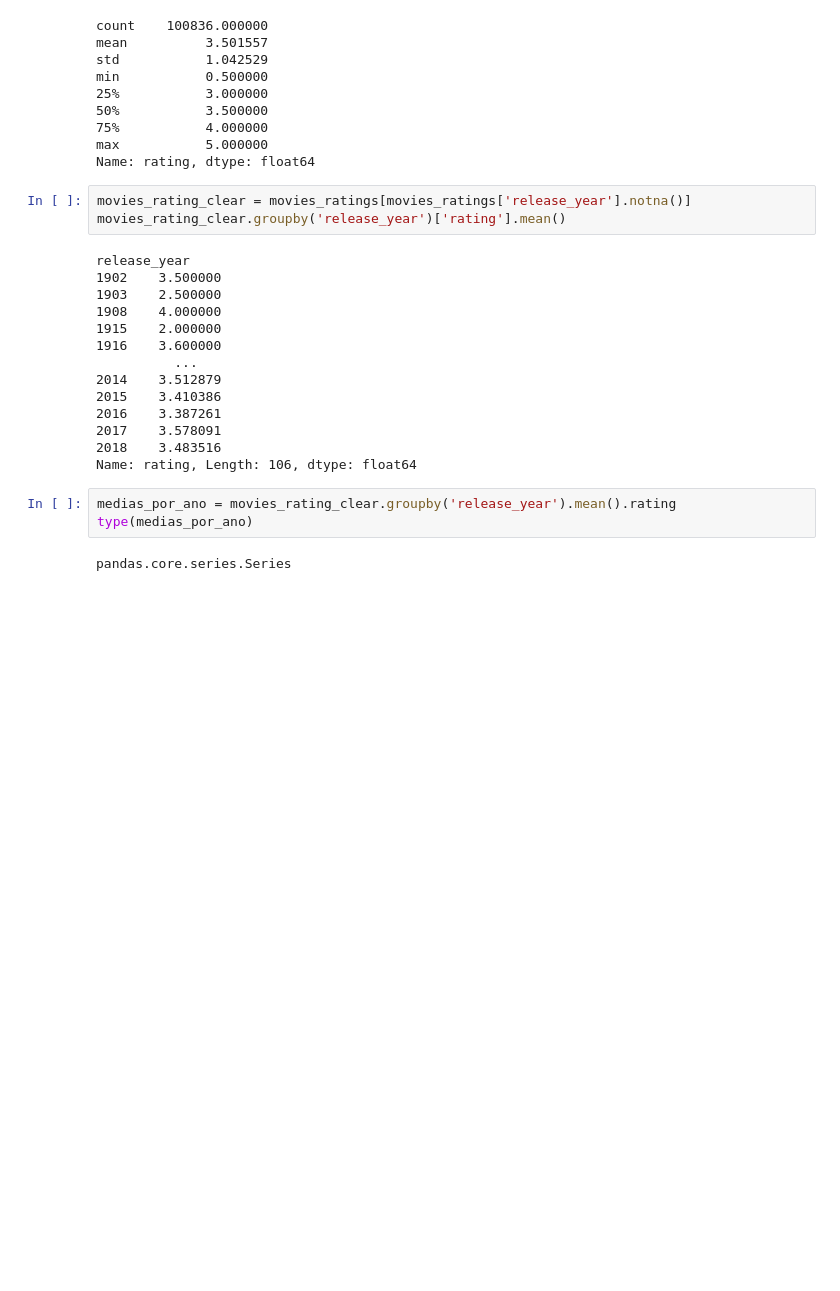
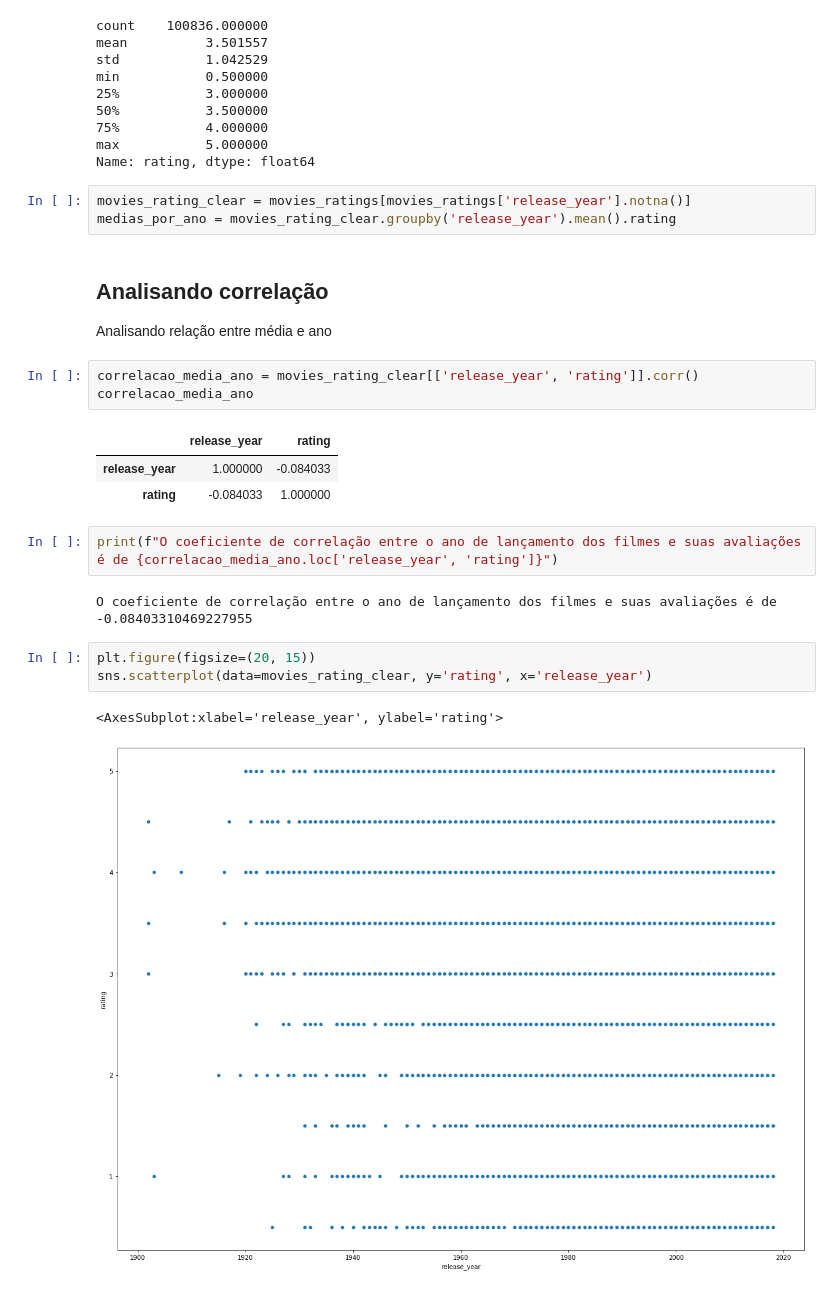
Before and after one commit to ehcp10/D1AED-Atividade1, a Jupyter notebook: atividade1.ipynb, the cells around one changed output. Drawn from its saved outputs; the diff is of its cells as text; blank space fills up the shorter version.

```diff
--- a/atividade1.ipynb
+++ b/atividade1.ipynb
@@ -261,24 +279,25 @@ max           5.000000
 Name: rating, dtype: float64
 # %%
 movies_rating_clear = movies_ratings[movies_ratings['release_year'].notna()]
-movies_rating_clear.groupby('release_year')['rating'].mean()
+medias_por_ano = movies_rating_clear.groupby('release_year').mean().rating
-# %% [output]
-release_year
-1902    3.500000
-1903    2.500000
-1908    4.000000
-1915    2.000000
-1916    3.600000
-          ...
-2014    3.512879
-2015    3.410386
-2016    3.387261
-2017    3.578091
-2018    3.483516
-Name: rating, Length: 106, dtype: float64
+# %% [markdown]
+## Analisando correlação
+Analisando relação entre média e ano
 # %%
-medias_por_ano = movies_rating_clear.groupby('release_year').mean().rating
-type(medias_por_ano)
+correlacao_media_ano = movies_rating_clear[['release_year', 'rating']].corr()
+correlacao_media_ano
 # %% [output]
-pandas.core.series.Series
+|  | release_year | rating |
+| release_year | 1.000000 | -0.084033 |
+| rating | -0.084033 | 1.000000 |
+# %%
+print(f"O coeficiente de correlação entre o ano de lançamento dos filmes e suas avaliações é de {correlacao_media_ano.loc['release_year', 'rating']}")
+# %% [output]
+O coeficiente de correlação entre o ano de lançamento dos filmes e suas avaliações é de -0.08403310469227955
+# %%
+plt.figure(figsize=(20, 15))
+sns.scatterplot(data=movies_rating_clear, y='rating', x='release_year')
+# %% [output]
+<AxesSubplot:xlabel='release_year', ylabel='rating'>
+[figure, added]
 # %%
```
Also changed, not shown: parts of 25 cells of this notebook.
